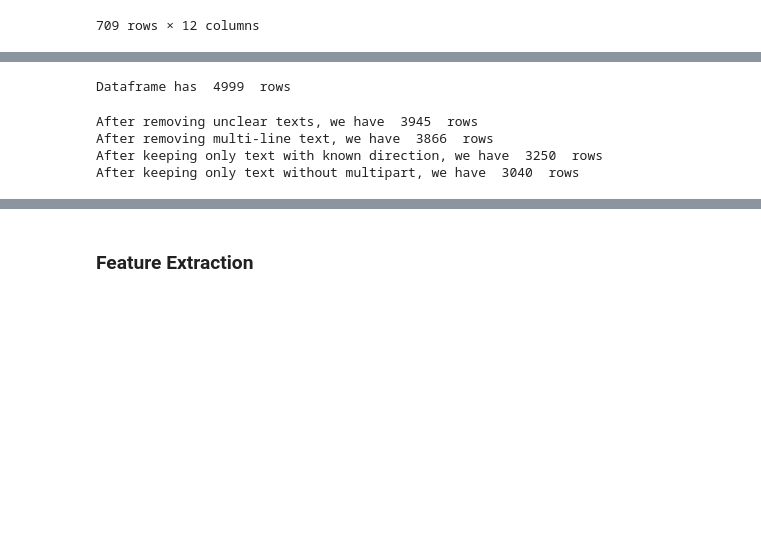
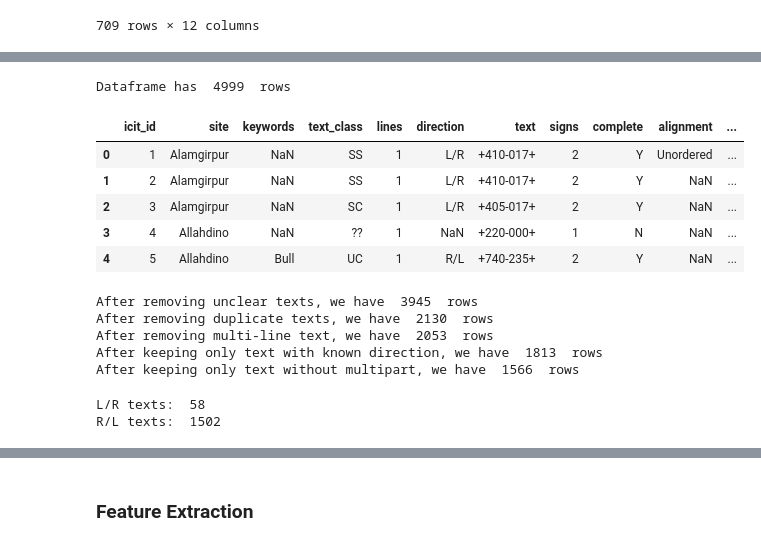
Before and after one commit to varundataquest/Indus-Valley-Text-Analysis, a Jupyter notebook: ICITTextAnalysis-LanguageModel.ipynb, the cells around one changed output, grey strips where cells are left out. Saved outputs shown, nothing was run; the diff lists cells and outputs as text; code cells hidden in the pictures; blank space fills up the shorter version.

```diff
--- a/ICITTextAnalysis-LanguageModel.ipynb
+++ b/ICITTextAnalysis-LanguageModel.ipynb
@@ -94,35 +86,45 @@ orig_df
 # %%
 #Reverse text and add that as a new column
 # Add text length as a column
 list_reversed_text = []
-for text in orig_df[orig_df.standardized_text!=''].standardized_text:
+for text in orig_df[orig_df.r_to_l_text!=''].r_to_l_text:
     # Tokenize to words
     # first split the string into chars
     chars = text.split(' ')
     length = len(chars)
-
     # then reverse the split string list and join with a space
     reversed_text = ' '.join(reversed(chars))
     list_reversed_text.append(reversed_text)
 
 orig_df['reversed_text']= list_reversed_text
-orig_df['text_length']= length
+
+
+orig_df['text_length']= orig_df['l_to_r_text'].str.len().div(3).round()
+
 
 print("Dataframe has ", len(orig_df.index), " rows")
+
+orig_df.head()
 # %% [output]
 Dataframe has  4999  rows
+|  | icit_id | site | keywords | text_class | lines | direction | text | signs | complete | alignment | ... |
+| 0 | 1 | Alamgirpur | NaN | SS | 1 | L/R | +410-017+ | 2 | Y | Unordered | ... |
+| 1 | 2 | Alamgirpur | NaN | SS | 1 | L/R | +410-017+ | 2 | Y | NaN | ... |
+| 2 | 3 | Alamgirpur | NaN | SC | 1 | L/R | +405-017+ | 2 | Y | NaN | ... |
+| 3 | 4 | Allahdino | NaN | ?? | 1 | NaN | +220-000+ | 1 | N | NaN | ... |
+| 4 | 5 | Allahdino | Bull | UC | 1 | R/L | +740-235+ | 2 | Y | NaN | ... |
 # %%
 # Retain texts that are only wanted
 
 #remove the values where the text is unclear
-df = orig_df[orig_df['standardized_text'].str.contains('000') == False]
+df = orig_df[orig_df['l_to_r_text'].str.contains('000') == False]
 
 print("After removing unclear texts, we have ", len(df.index), " rows")
 
 if(drop_duplicate_texts):
     #Remove out duplicate inplace
-    df.drop_duplicates(subset ="text",
-                         keep = False, inplace = True)
+    df = df.drop_duplicates(subset ="text",
+                         keep = False, inplace = False)
 
     print("After removing duplicate texts, we have ", len(df.index), " rows")
 
@@ -140,15 +142,28 @@ df = df[df['direction'].str.contains('/') == True]
 print("After keeping only text with known direction, we have ", len(df.index), " rows")
 
 #Remove Multipart texts that have [ or ]
-df = df[df['standardized_text'].str.contains("\[") == False]
-df = df[df['standardized_text'].str.contains("\]") == False]
+df = df[df['text'].str.contains("\[") == False]
+df = df[df['text'].str.contains("\]") == False]
 
 print("After keeping only text without multipart, we have ", len(df.index), " rows")
 # %% [output]
 After removing unclear texts, we have  3945  rows
-After removing multi-line text, we have  3866  rows
-After keeping only text with known direction, we have  3250  rows
-After keeping only text without multipart, we have  3040  rows
+After removing duplicate texts, we have  2130  rows
+After removing multi-line text, we have  2053  rows
+After keeping only text with known direction, we have  1813  rows
+After keeping only text without multipart, we have  1566  rows
+# %%
+# of those whose direction is know print out L/R and L/R text count
+df_l_r = df[df['direction'].str.contains('L/R') == True]
+
+print("L/R texts: ", len(df_l_r.index))
+
+df_r_l = df[df['direction'].str.contains('R/L') == True]
+
+print("R/L texts: ", len(df_r_l.index))
+# %% [output]
+L/R texts:  58
+R/L texts:  1502
 # %%
 if(filter_by_site==True):
     #keep only the values that matches the provided site
```
Also changed, not shown: parts of 56 cells of this notebook.
